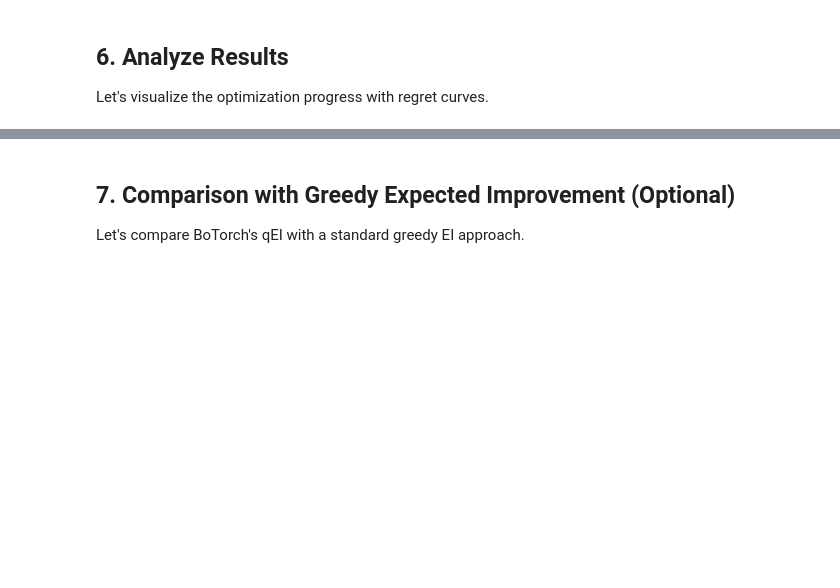
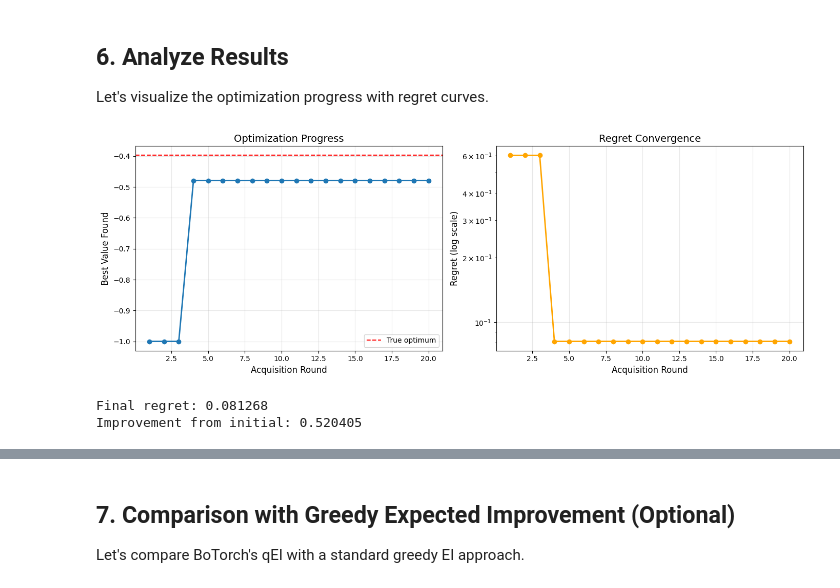
Before and after one commit to instadeepai/alf, a Jupyter notebook: tutorials/botorch_synthetic_tutorial.ipynb, the cells around one changed output, grey strips where cells are left out. Saved outputs shown, nothing was run; the diff lists cells and outputs as text; code cells hidden in the pictures; blank space fills up the shorter version.

```diff
--- a/tutorials/botorch_synthetic_tutorial.ipynb
+++ b/tutorials/botorch_synthetic_tutorial.ipynb
@@ -73,8 +76,8 @@ gp_train_config = GPTrainConfig(
 )
 
 # Create GP model
-gp_model = GPModel(
-    config=gp_config,
+gp_model = GPModelTrainer(
+    model_config=gp_config,
     train_config=gp_train_config,
 )
 
@@ -146,38 +192,61 @@ print(f"Final regret: {dataset.true_optimum - results.best_value:.6f}")
 
 Let's visualize the optimization progress with regret curves.
 # %%
-# Extract metrics
+# Extract metrics from the saved data
+# Load acquisition round files to get best values over time
 rounds = []
 best_values = []
 regrets = []
 
-for round_num, round_results in results.acquisition_rounds.items():
+# Get the best value from training set at each round
+for round_num in range(len(metrics_df)):
+    if round_num == 0:  # Initial round
+        continue
     rounds.append(round_num)
-    best_val = round_results["best_train_value"]
+
+    # Load the acquisition file for this round to get all acquired candidates so far
+    acq_file = save_path / f"acq_round_{round_num}.csv"
+    if acq_file.exists():
+        # Get cumulative best by reading all previous acquisition rounds
+        all_labels = list(
+            dataset.train_dataset.labels[: len(dataset.train_dataset)]
+        )  # Initial training data
+        for r in range(1, round_num + 1):
+            acq_df = pd.read_csv(save_path / f"acq_round_{r}.csv")
+            all_labels.extend(acq_df["label"].values)
+        best_val = max(all_labels)
+    else:
+        # Fallback to current train dataset
+        best_val = state.dataset.train_dataset.labels.max()
+
     best_values.append(best_val)
     regrets.append(dataset.true_optimum - best_val)
 
 # Plot convergence
 fig, (ax1, ax2) = plt.subplots(1, 2, figsize=(14, 5))
 
 # Best value over rounds
 ax1.plot(rounds, best_values, marker="o", linewidth=2, markersize=6)
 ax1.axhline(y=dataset.true_optimum, color="r", linestyle="--", label="True optimum")
 ax1.set_xlabel("Acquisition Round", fontsize=12)
 ax1.set_ylabel("Best Value Found", fontsize=12)
 ax1.set_title("Optimization Progress", fontsize=14)
 ax1.legend()
 ax1.grid(True, alpha=0.3)
 
 # Regret over rounds (log scale)
 ax2.semilogy(rounds, regrets, marker="o", linewidth=2, markersize=6, color="orange")
 ax2.set_xlabel("Acquisition Round", fontsize=12)
 ax2.set_ylabel("Regret (log scale)", fontsize=12)
 ax2.set_title("Regret Convergence", fontsize=14)
 ax2.grid(True, alpha=0.3)
 
 plt.tight_layout()
 plt.show()
 
 print(f"\nFinal regret: {regrets[-1]:.6f}")
 print(f"Improvement from initial: {(best_values[-1] - best_values[0]):.6f}")
+# %% [output]
+[figure, added]
+Final regret: 0.081268
+Improvement from initial: 0.520405
```
Also changed, not shown: parts of 8 cells of this notebook, 15 other files.
